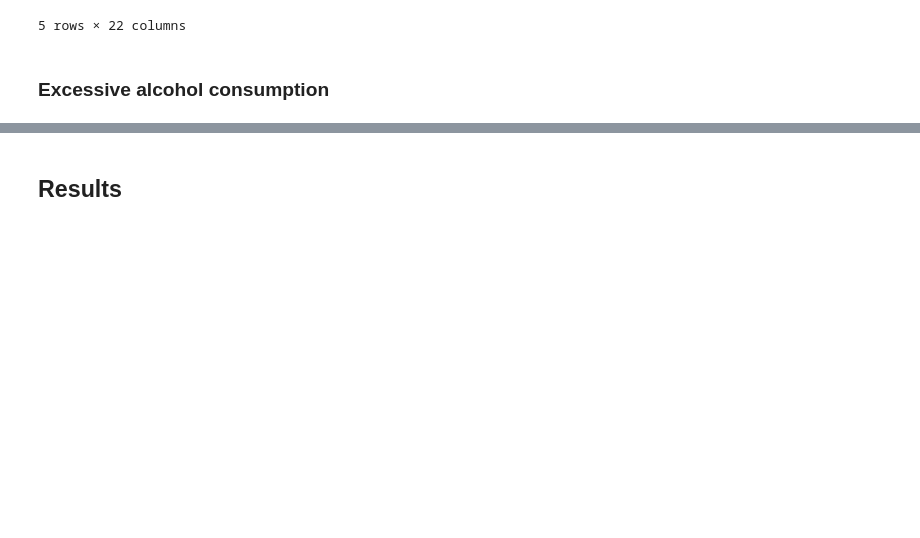
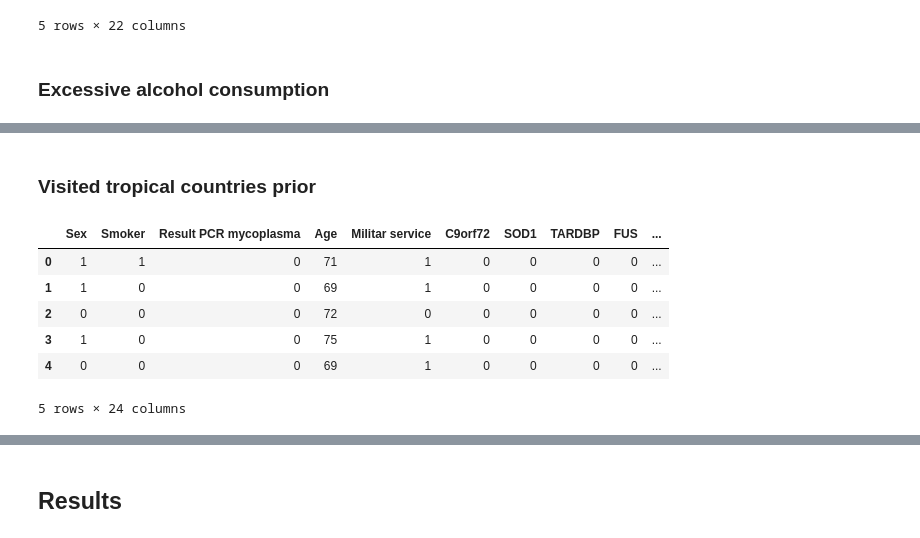
Before and after one commit to valeriacaro/ProjecteDSBIO, a Jupyter notebook: dataset_creation.ipynb, the cells around one changed output, grey strips where cells are left out. Drawn from its saved outputs; the diff is of its cells as text; code cells hidden in the pictures; blank space fills up the shorter version.

```diff
--- a/dataset_creation.ipynb
+++ b/dataset_creation.ipynb
@@ -428 +426,30 @@ data.head()
 5 rows × 23 columns
+# %% [markdown]
+### Visited tropical countries prior
+# %%
+tropical_visit_rates = {
+    'caucasian' : 0.237,
+    'black' : 0.162,
+    'mestizo' : 0.561,
+    'indian' : 0.793,
+    'asian' : 0.417
+}
+
+data['Visited tropical countries'] = np.where(
+    ((data['Ethnicity'] == 'caucasian') & (np.random.rand(dataset_size) < tropical_visit_rates['caucasian'])) |
+    ((data['Ethnicity'] == 'black') & (np.random.rand(dataset_size) < tropical_visit_rates['black'])) |
+    ((data['Ethnicity'] == 'mestizo') & (np.random.rand(dataset_size) < tropical_visit_rates['mestizo'])) |
+    ((data['Ethnicity'] == 'indian') & (np.random.rand(dataset_size) < tropical_visit_rates['indian'])) |
+    ((data['Ethnicity'] == 'asian') & (np.random.rand(dataset_size) < tropical_visit_rates['asian'])),
+    1, 0 # If the conditions are met, assign '1' to the 'Excessive Alcohol Consumption' column; otherwise, assigns '0'.
+)
+
+data.head()
+# %% [output]
+|  | Sex | Smoker | Result PCR mycoplasma | Age | Militar service | C9orf72 | SOD1 | TARDBP | FUS | ... |
+| 0 | 1 | 1 | 0 | 71 | 1 | 0 | 0 | 0 | 0 | ... |
+| 1 | 1 | 0 | 0 | 69 | 1 | 0 | 0 | 0 | 0 | ... |
+| 2 | 0 | 0 | 0 | 72 | 0 | 0 | 0 | 0 | 0 | ... |
+| 3 | 1 | 0 | 0 | 75 | 1 | 0 | 0 | 0 | 0 | ... |
+| 4 | 0 | 0 | 0 | 69 | 1 | 0 | 0 | 0 | 0 | ... |
+5 rows × 24 columns
```
Also changed, not shown: parts of 23 cells of this notebook.
